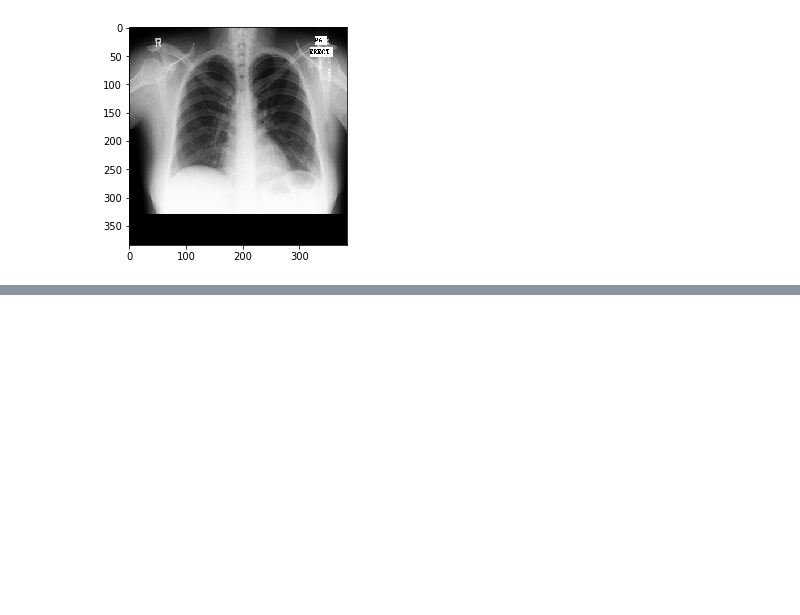
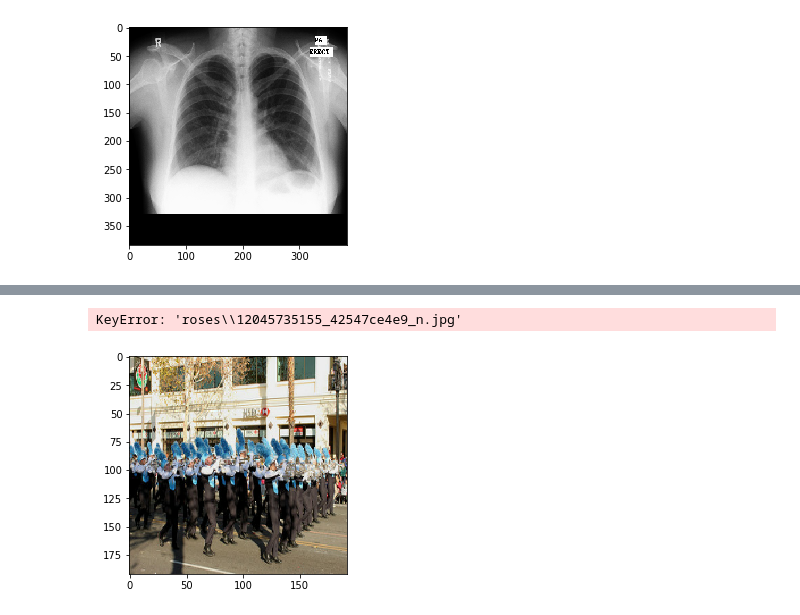
Before and after one commit to stephenbaek/chest_x-ray, a Jupyter notebook: Segmentation.ipynb, the cells around one changed output, grey strips where cells are left out. Cells and saved outputs as stored; diff of their text form; code cells hidden in the pictures; blank space fills up the shorter version.

```diff
--- a/Segmentation.ipynb
+++ b/Segmentation.ipynb
@@ -53,0 +265,25 @@ print(montgomery_image_paths)
+# %%
+def preprocess_image(image):
+  image = tf.image.decode_jpeg(image, channels=3)
+  image = tf.image.resize(image, [192, 192])
+  image /= 255.0  # normalize to [0,1] range
+
+  return image
+# %%
+def load_and_preprocess_image(path):
+  image = tf.read_file(path)
+  return preprocess_image(image)
+# %%
+import matplotlib.pyplot as plt
+
+img_path = all_image_paths[0]
+label = all_image_labels[0]
+
+plt.imshow(load_and_preprocess_image(img_path))
+plt.grid(False)
+plt.xlabel(caption_image(img_path).encode('utf-8'))
+plt.title(label_names[label].title())
+print()
+# %% [output]
+KeyError: 'roses\\12045735155_42547ce4e9_n.jpg'
+[figure, added]
```
Also changed, not shown: parts of 24 cells of this notebook.
